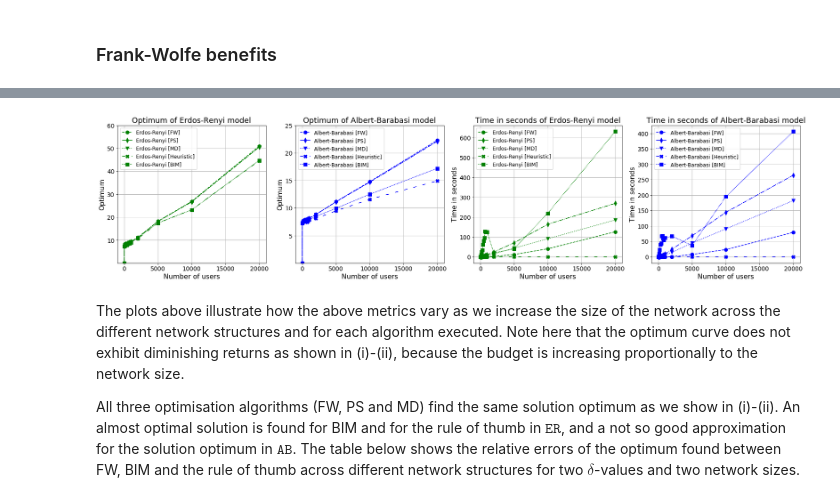
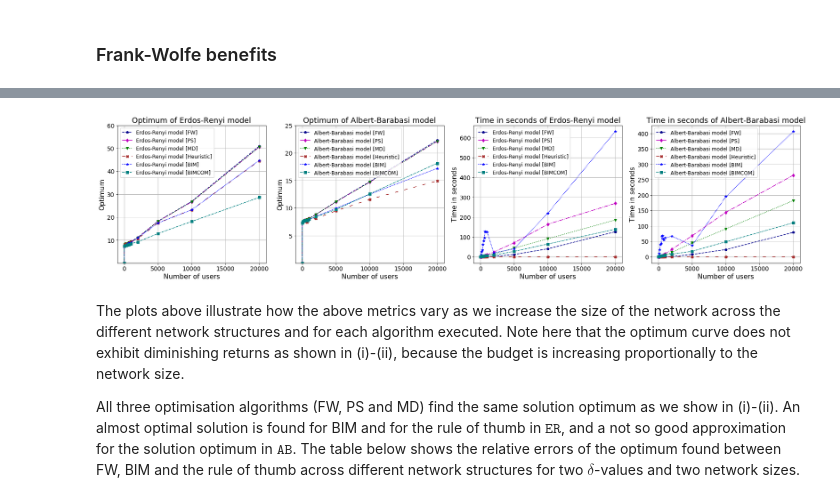
Before and after one commit to RLD-Hub/Optimal-Influencer-Marketing-Campaign, a Jupyter notebook: Optimal Influencer Marketing Campaign under Budget Constraints using Frank-Wolfe [GitHub].ipynb, the cells around one changed output, grey strips where cells are left out. Cells and saved outputs as stored; diff of their text form; code cells hidden in the pictures.

```diff
--- a/Optimal Influencer Marketing Campaign under Budget Constraints using Frank-Wolfe [GitHub].ipynb
+++ b/Optimal Influencer Marketing Campaign under Budget Constraints using Frank-Wolfe [GitHub].ipynb
@@ -215,17 +225,19 @@ ax2 = axes[1]
 ax3 = axes[2]
 ax4 = axes[3]
 
-ER.plot('Number of users','Optimum of FW algorithm', color='g',linestyle='dashed',marker='o',ms=marker_size,label = "Erdos-Renyi [FW]",ax=ax1)
-ER.plot('Number of users','Optimum of the PSG method', color='g',linestyle='-.',marker='d',ms=marker_size,label = "Erdos-Renyi [PS]",ax=ax1)
-ER.plot('Number of users','Optimum of the Mirror method', color='green',linestyle='dotted',marker='v',ms=marker_size,label = "Erdos-Renyi [MD]",ax=ax1)
-ER.plot('Number of users','Optimum heuristic algorithm', color='green',marker='X',ms=marker_size,linestyle=linestyles_dict['loosely dashed'],label = "Erdos-Renyi [Heuristic]",ax=ax1)
-ER.plot('Number of users','Optimum of BIM CELF', color='green',ms=marker_size,linestyle=linestyles_dict['densely dotted'],marker='s',label = "Erdos-Renyi [BIM]",ax=ax1)
+ER.plot('Number of users','Optimum of FW algorithm', color='darkblue',linestyle='dashed',marker='p',label = "Erdos-Renyi model [FW]",ax=ax1)
+ER.plot('Number of users','Optimum of the PSG method', color='m',linestyle='-.',marker='d',label = "Erdos-Renyi model [PS]",ax=ax1)
+ER.plot('Number of users','Optimum of the Mirror method', color='green',linestyle='dotted',marker='v',label = "Erdos-Renyi model [MD]",ax=ax1)
+ER.plot('Number of users','Optimum heuristic algorithm', color='brown',marker='X',linestyle=linestyles_dict['loosely dashed'],label = "Erdos-Renyi model [Heuristic]",ax=ax1)
+ER.plot('Number of users','Optimum of BIM CELF', color='b',linestyle=linestyles_dict['densely dotted'],marker='*',label = "Erdos-Renyi model [BIM]",ax=ax1)
+ER.plot('Number of users','Optimum of BIMCOM', color='teal',linestyle=linestyles_dict['densely dashdotted'],marker='s',label = "Erdos-Renyi model [BIMCOM]",ax=ax1)
 
-AB.plot('Number of users','Optimum of FW algorithm', color='b',linestyle='dashed',marker='o',ms=marker_size,label = "Albert-Barabasi [FW]",ax=ax2)
-AB.plot('Number of users','Optimum of the PSG method', color='b',linestyle='-.',marker='d',ms=marker_size,label = "Albert-Barabasi [PS]",ax=ax2)
-AB.plot('Number of users','Optimum of the Mirror method', color='b',linestyle='dotted',ms=marker_size,marker='v',label = "Albert-Barabasi [MD]",ax=ax2)
-AB.plot('Number of users','Optimum heuristic algorithm', color='b',ms=marker_size,linestyle=linestyles_dict['loosely dashed'],marker='X',label = "Albert-Barabasi [Heuristic]",ax=ax2)
-AB.plot('Number of users','Optimum of BIM CELF', color='b',ms=marker_size,linestyle=linestyles_dict['densely dotted'],marker='s',label = "Albert-Barabasi [BIM]",ax=ax2)
+AB.plot('Number of users','Optimum of FW algorithm', color='darkblue',linestyle='dashed',marker='p',label = "Albert-Barabasi model [FW]",ax=ax2)
+AB.plot('Number of users','Optimum of the PSG method', color='m',linestyle='-.',marker='d',label = "Albert-Barabasi model [PS]",ax=ax2)
+AB.plot('Number of users','Optimum of the Mirror method', color='g',linestyle='dotted',marker='v',label = "Albert-Barabasi model [MD]",ax=ax2)
+AB.plot('Number of users','Optimum heuristic algorithm', color='brown',linestyle=linestyles_dict['loosely dashed'],marker='X',label = "Albert-Barabasi model [Heuristic]",ax=ax2)
+AB.plot('Number of users','Optimum of BIM CELF', color='b',linestyle=linestyles_dict['densely dotted'],marker='*',label = "Albert-Barabasi model [BIM]",ax=ax2)
+AB.plot('Number of users','Optimum of BIMCOM', color='teal',linestyle=linestyles_dict['densely dashdotted'],marker='s',label = "Albert-Barabasi model [BIMCOM]",ax=ax2)
 
 ax1.set_xlabel('Number of users',fontsize=labels_size)
 ax1.set_ylabel('Optimum',fontsize=labels_size)
@@ -233,11 +245,12 @@ ax1.set_title('Optimum of Erdos-Renyi model',fontsize=Title_size)
 ax1.grid(True)
 ax1.legend( loc="upper left",fontsize=Labels_graph_size)
 
-ER.plot('Number of users','Time of FW algorithm in seconds', color='g',ms=marker_size,linestyle='dashed',marker='o',label = "Erdos-Renyi [FW]",ax=ax3)
-ER.plot('Number of users','Time of the PSG method in seconds', color='g',ms=marker_size,linestyle='-.',marker='d',label = "Erdos-Renyi [PS]",ax=ax3)
-ER.plot('Number of users','Time of the Mirror method in seconds', color='green',ms=marker_size,linestyle='dotted',marker='v',label = "Erdos-Renyi [MD]",ax=ax3)
-ER.plot('Number of users','Time of heuristic in seconds', color='green',ms=marker_size,linestyle=linestyles_dict['loosely dashed'],marker='X',label = "Erdos-Renyi [Heuristic]",ax=ax3)
-ER.plot('Number of users','Time of BIM CELF', color='green',ms=marker_size,linestyle=linestyles_dict['densely dotted'],marker='s',label = "Erdos-Renyi [BIM]",ax=ax3)
+ER.plot('Number of users','Time of FW algorithm in seconds', color='darkblue',linestyle='dashed',marker='p',label = "Erdos-Renyi model [FW]",ax=ax3)
+ER.plot('Number of users','Time of the PSG method in seconds', color='m',linestyle='-.',marker='d',label = "Erdos-Renyi model [PS]",ax=ax3)
+ER.plot('Number of users','Time of the Mirror method in seconds', color='green',linestyle='dotted',marker='v',label = "Erdos-Renyi model [MD]",ax=ax3)
+ER.plot('Number of users','Time of heuristic in seconds', color='brown',linestyle=linestyles_dict['loosely dashed'],marker='X',label = "Erdos-Renyi model [Heuristic]",ax=ax3)
+ER.plot('Number of users','Time of BIM CELF', color='b',linestyle=linestyles_dict['densely dotted'],marker='*',label = "Erdos-Renyi model [BIM]",ax=ax3)
+ER.plot('Number of users','Time of BIMCOM', color='teal',linestyle=linestyles_dict['densely dashdotted'],marker='s',label = "Erdos-Renyi model [BIMCOM]",ax=ax3)
 
 ax2.set_xlabel('Number of users',fontsize=labels_size)
 ax2.set_ylabel('Optimum',fontsize=labels_size)
@@ -245,43 +258,44 @@ ax2.set_title('Optimum of Albert-Barabasi model',fontsize=Title_size)
 ax2.grid(True)
 ax2.legend( loc="upper left",fontsize=Labels_graph_size)
 
-AB.plot('Number of users','Time of FW algorithm in seconds', color='b',ms=marker_size,linestyle='dashed',marker='o',label = "Albert-Barabasi [FW]",ax=ax4)
-AB.plot('Number of users','Time of the PSG method in seconds', color='b',ms=marker_size,linestyle='-.',marker='d',label = "Albert-Barabasi [PS]",ax=ax4)
-AB.plot('Number of users','Time of the Mirror method in seconds', color='b',ms=marker_size,linestyle='dotted',marker='v',label = "Albert-Barabasi [MD]",ax=ax4)
-AB.plot('Number of users','Time of heuristic in seconds', color='b',marker='X',ms=marker_size,linestyle=linestyles_dict['loosely dashed'],label = "Albert-Barabasi [Heuristic]",ax=ax4)
-AB.plot('Number of users','Time of BIM CELF', color='b',ms=marker_size,linestyle=linestyles_dict['densely dotted'],marker='s',label = "Albert-Barabasi [BIM]",ax=ax4)
+AB.plot('Number of users','Time of FW algorithm in seconds', color='darkblue',linestyle='dashed',marker='p',label = "Albert-Barabasi model [FW]",ax=ax4)
+AB.plot('Number of users','Time of the PSG method in seconds', color='m',linestyle='-.',marker='d',label = "Albert-Barabasi model [PS]",ax=ax4)
+AB.plot('Number of users','Time of the Mirror method in seconds', color='green',linestyle='dotted',marker='v',label = "Albert-Barabasi model [MD]",ax=ax4)
+AB.plot('Number of users','Time of heuristic in seconds', color='brown',marker='X',linestyle=linestyles_dict['loosely dashed'],label = "Albert-Barabasi model [Heuristic]",ax=ax4)
+AB.plot('Number of users','Time of BIM CELF', color='b',linestyle=linestyles_dict['densely dotted'],marker='*',label = "Albert-Barabasi model [BIM]",ax=ax4)
+AB.plot('Number of users','Time of BIMCOM', color='teal',linestyle=linestyles_dict['densely dashdotted'],marker='s',label = "Albert-Barabasi model [BIMCOM]",ax=ax4)
 
 ax3.set_xlabel('Number of users',fontsize=labels_size)
 ax3.set_ylabel('Time in seconds',fontsize=labels_size)
 ax3.set_title('Time in seconds of Erdos-Renyi model',fontsize=Title_size)
 ax3.grid(True)
 ax3.legend( loc="upper left",fontsize=Labels_graph_size)
 
 ax4.set_xlabel('Number of users',fontsize=labels_size)
 ax4.set_ylabel('Time in seconds',fontsize=labels_size)
 ax4.set_title('Time in seconds of Albert-Barabasi model',fontsize=Title_size)
 ax4.grid(True)
 ax4.legend(loc="upper left",fontsize=Labels_graph_size)
 
 ax1.set_ylim((0.01, 60))
 ax2.set_ylim((0.01, 25))
 
 y_x_axis=14
 ax1.xaxis.set_tick_params(labelsize=y_x_axis)
 ax1.yaxis.set_tick_params(labelsize=y_x_axis)
 
 ax2.xaxis.set_tick_params(labelsize=y_x_axis)
 ax2.yaxis.set_tick_params(labelsize=y_x_axis)
 
 ax3.xaxis.set_tick_params(labelsize=y_x_axis)
 ax3.yaxis.set_tick_params(labelsize=y_x_axis)
 
 ax4.xaxis.set_tick_params(labelsize=y_x_axis)
 ax4.yaxis.set_tick_params(labelsize=y_x_axis)
 
 plt.savefig('/Users/Ricardo Lopez Dawn/Desktop/Optimal Influencer Marketing Campaign under Budget Constraints using Frank-Wolfe/Datasets section 5.1/Optimums [5.1].png',dpi=300)
 # %% [output]
-[figure, old version]
+[figure, new version]
 # %% [markdown]
 The plots above illustrate how the above metrics vary as we increase the size of the network across the different network structures and for each algorithm executed. Note here that the optimum curve does not exhibit diminishing returns as shown in (i)-(ii), because the budget is increasing proportionally to the network size.
 
```
Also changed, not shown: parts of 8 cells of this notebook.
